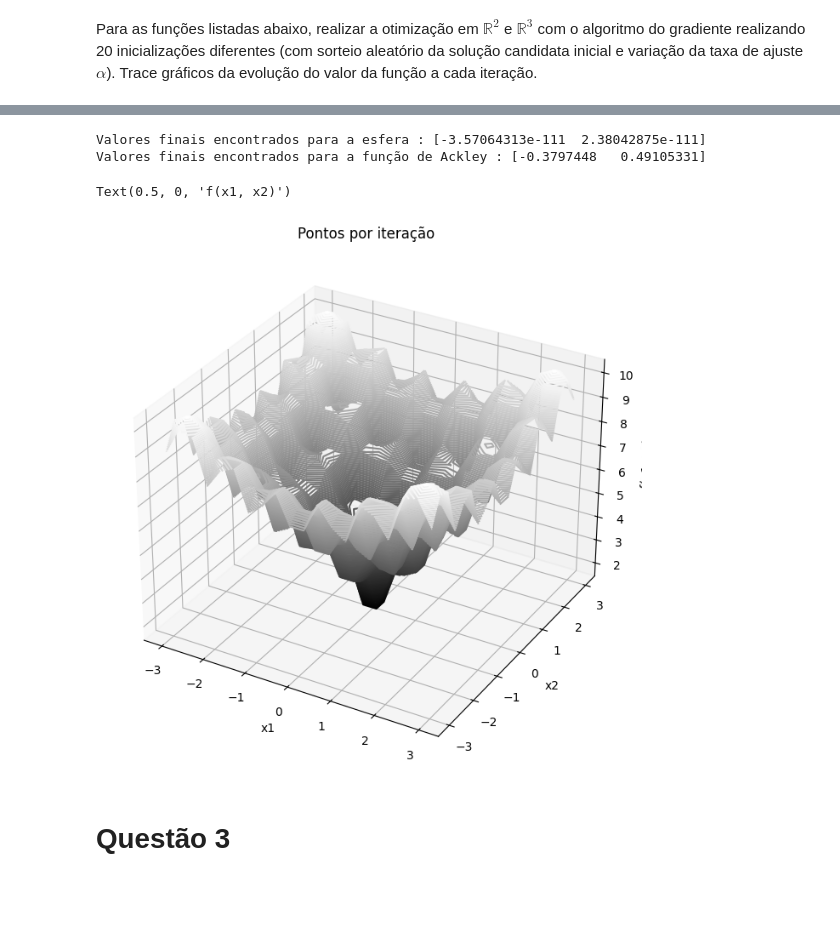
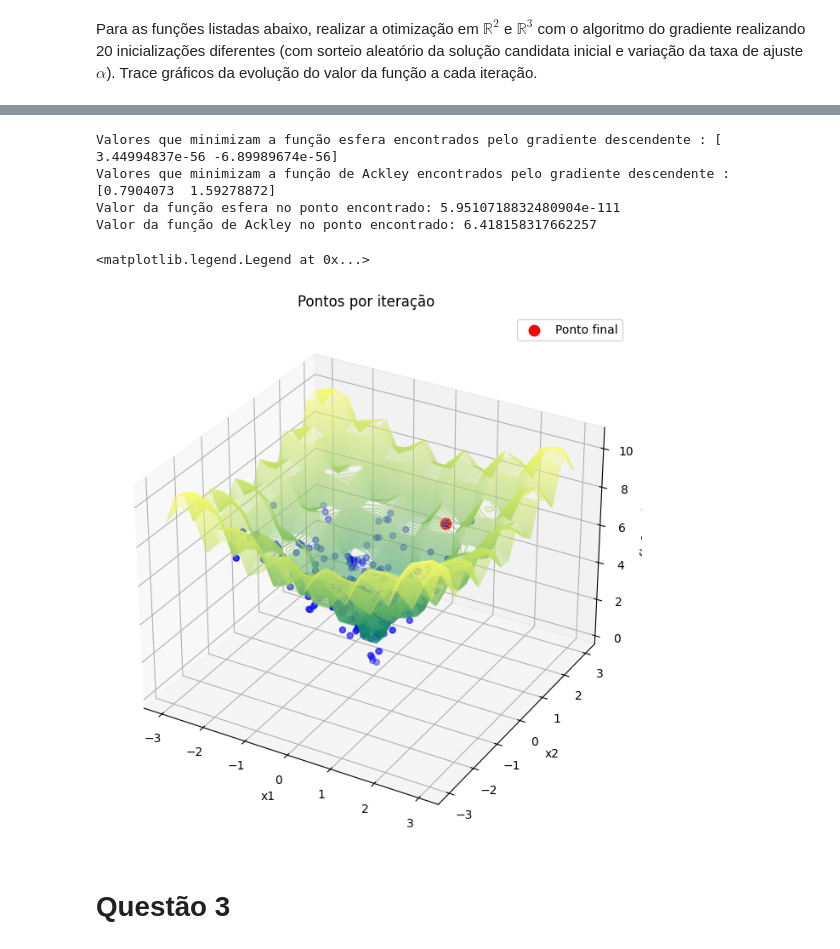
Before and after one commit to ricardoamachado/ENGA74, a Jupyter notebook: Atividade3/atividade3.ipynb, the cells around one changed output, grey strips where cells are left out. Cells and saved outputs as stored; diff of their text form; code cells hidden in the pictures; blank space fills up the shorter version.

Commit message:
Add plot para o PSO

```diff
--- a/Atividade3/atividade3.ipynb
+++ b/Atividade3/atividade3.ipynb
@@ -119,7 +121,6 @@ def grad_ackley(x):
         # Norma para os primeiros termos
         norm = np.sqrt(x1**2 + x2**2)
 
-        # Fatores comuns
         if norm == 0:
             first_term_factor = 0
         else:
@@ -128,10 +129,7 @@ def grad_ackley(x):
         cos_sum = np.cos(2*np.pi*x1) + np.cos(2*np.pi*x2)
         second_term_factor = np.pi * np.exp(0.5 * cos_sum)
 
-        # ∂f/∂x1
         gradient[0] = first_term_factor * x1 + second_term_factor * np.sin(2*np.pi*x1)
-
-        # ∂f/∂x2
         gradient[1] = first_term_factor * x2 + second_term_factor * np.sin(2*np.pi*x2)
 
         return gradient
@@ -144,7 +142,6 @@ def grad_ackley(x):
         # Norma para os primeiros termos
         norm = np.sqrt(x1**2 + x2**2 + x3**2)
 
-        # Fatores comuns
         if norm == 0:
             first_term_factor = 0
         else:
@@ -153,13 +150,8 @@ def grad_ackley(x):
         cos_sum = np.cos(2*np.pi*x1) + np.cos(2*np.pi*x2) + np.cos(2*np.pi*x3)
         second_term_factor = (2*np.pi/3) * np.exp(cos_sum/3)
 
-        # ∂f/∂x1
         gradient[0] = first_term_factor * x1 + second_term_factor * np.sin(2*np.pi*x1)
-
-        # ∂f/∂x2
         gradient[1] = first_term_factor * x2 + second_term_factor * np.sin(2*np.pi*x2)
-
-        # ∂f/∂x3
         gradient[2] = first_term_factor * x3 + second_term_factor * np.sin(2*np.pi*x3)
 
         return gradient
@@ -169,10 +161,12 @@ def grad_ackley(x):
 
 def gradiente_descendente_ackley(valores_iniciais, num_iteracoes, alfa):
     valores_iteracoes = []
+    ackley_iteracoes = []
     valores_atuais = valores_iniciais
     for i in range(0, num_iteracoes):
         grad_atual = grad_ackley(x=valores_atuais)
         valores_atuais = valores_atuais - alfa * np.transpose(grad_atual)
         valores_iteracoes.append(valores_atuais)
+        ackley_iteracoes.append(ackley(valores_atuais))
 
-    return valores_iteracoes
+    return valores_iteracoes,ackley_iteracoes
@@ -179,7 +178,8 @@ def gradiente_descendente_ackley(valores_iniciais, num_iteracoes, alfa):
 # %%
+np.random.seed(42)  # Para reprodutibilidade
 initial_value = np.random.randint(-5,5,size=2)
 alpha = 0.2
-N = 500
+N = 250
 pontos_grad_desc_esfera = gradiente_descendente_esfera(initial_value,N,alpha)
 pontos_grad_desc_ackley = gradiente_descendente_ackley(initial_value,N,alpha)
 # %%
@@ -189,12 +189,13 @@ array([-3,  2], dtype=int32)
 # %%
-print(f"Valores finais encontrados para a esfera : {pontos_grad_desc_esfera[-1]}")
-print(f"Valores finais encontrados para a função de Ackley : {pontos_grad_desc_ackley[-1]}")
+print(f"Valores que minimizam a função esfera encontrados pelo gradiente descendente : {pontos_grad_desc_esfera[0][-1]}")
+print(f"Valores que minimizam a função de Ackley encontrados pelo gradiente descendente : {pontos_grad_desc_ackley[0][-1]}")
+print(f"Valor da função esfera no ponto encontrado: {pontos_grad_desc_esfera[1][-1]}")
+print(f"Valor da função de Ackley no ponto encontrado: {pontos_grad_desc_ackley[1][-1]}")
 # %% [output]
-Valores finais encontrados para a esfera : [-3.57064313e-111  2.38042875e-111]
-Valores finais encontrados para a função de Ackley : [-0.3797448   0.49105331]
+Valores que minimizam a função esfera encontrados pelo gradiente descendente : [ 3.44994837e-56 -6.89989674e-56]
+Valores que minimizam a função de Ackley encontrados pelo gradiente descendente : [0.7904073  1.59278872]
+Valor da função esfera no ponto encontrado: 5.9510718832480904e-111
+Valor da função de Ackley no ponto encontrado: 6.418158317662257
-# %%
-pontos_grad_desc_esfera = np.transpose(pontos_grad_desc_esfera)
-pontos_grad_desc_ackley = np.transpose(pontos_grad_desc_ackley)
 # %%
 x_range = np.linspace(-3, 3, 20)
 y_range = np.linspace(-3, 3, 20)
@@ -218,17 +219,37 @@ for i in range(X2.shape[0]):
 # %%
 fig = plt.figure(figsize=(12, 8))  # Aumentar o tamanho do plot
 ax = fig.add_subplot(111, projection="3d")
 # Alterar a ordem de plotagem para que os pontos fiquem na frente da superfície
 ax.contour3D(
-    X2, Y2, Z2, 150, cmap="gray", alpha=1
+    X2, Y2, Z2, 150, cmap="summer", alpha=0.5
 )  # Tornar a superfície semitransparente
 ax.set_title("Pontos por iteração")
 ax.set_xlabel("x1")
 ax.set_ylabel("x2")
 ax.set_zlabel("f(x1, x2)")
+ax.scatter3D(
+    [p[0] for p in pontos_grad_desc_ackley[0]],
+    [p[1] for p in pontos_grad_desc_ackley[0]],
+    pontos_grad_desc_ackley[1],
+    color="blue",
+    s=25,
+)
+
+# Destacar o ponto final em vermelho
+final_point = pontos_grad_desc_ackley[0][-1]
+final_value = pontos_grad_desc_ackley[1][-1]
+ax.scatter3D(
+    final_point[0],
+    final_point[1],
+    final_value,
+    color="red",
+    s=80,
+    label="Ponto final"
+)
+ax.legend()
 # %% [output]
-Text(0.5, 0, 'f(x1, x2)')
+<matplotlib.legend.Legend at 0x...>
-[figure, old version]
+[figure, new version]
 # %% [markdown]
 # Questão 3
 # %%
```
Also changed, not shown: parts of 6 cells of this notebook.
